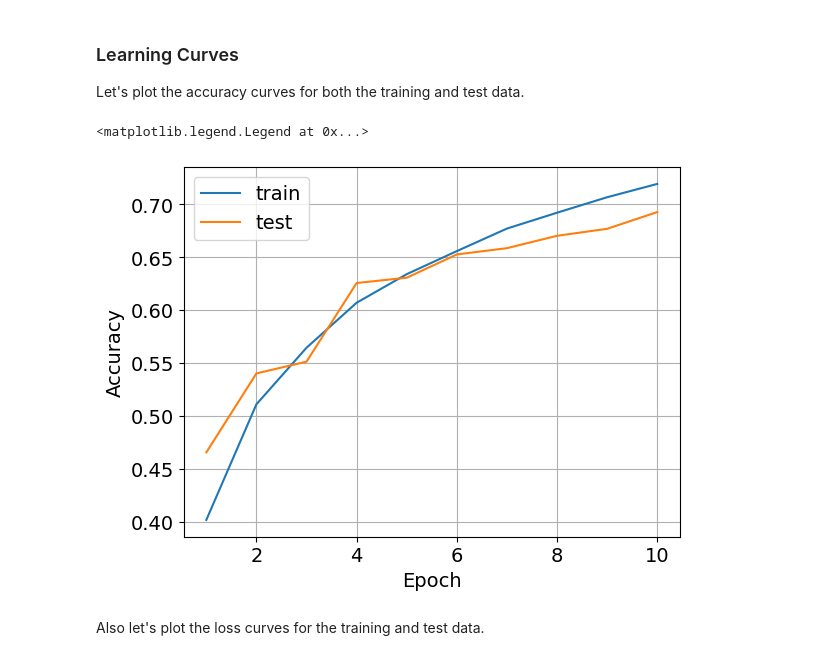
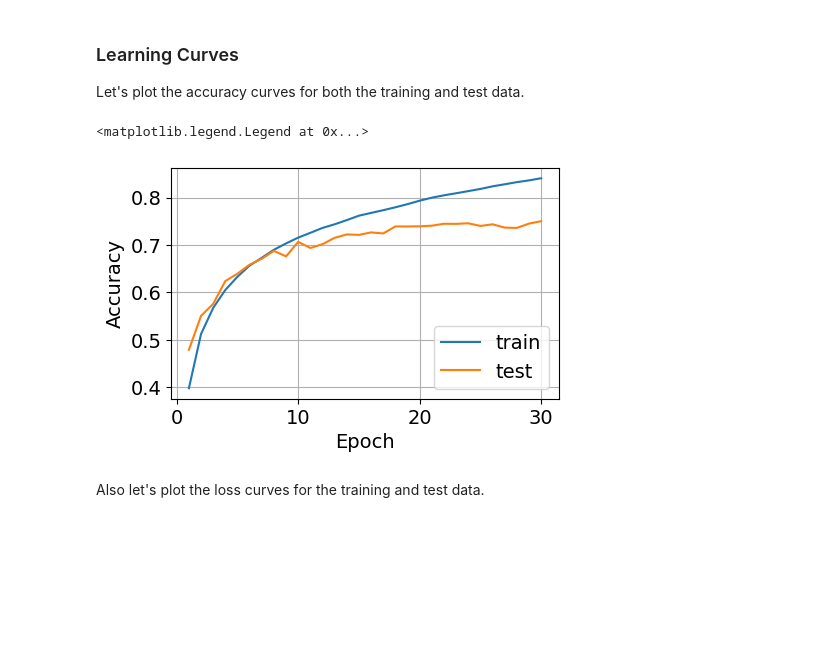
Before and after one commit to naoya1110/ai_robotics_lab_2023_hands_on, a Jupyter notebook: Week05_Convolutional_Neural_Network_with_CIFAR10_Dataset.ipynb, the cells around one changed output. Drawn from its saved outputs; the diff is of its cells as text; code cells hidden in the pictures; blank space fills up the shorter version.

```diff
--- a/Week05_Convolutional_Neural_Network_with_CIFAR10_Dataset.ipynb
+++ b/Week05_Convolutional_Neural_Network_with_CIFAR10_Dataset.ipynb
@@ -190,7 +163,11 @@ class Model(nn.Module):
             nn.MaxPool2d(kernel_size=2)
         )
 
-        self.aap = nn.AdaptiveAvgPool1d(512)
+        # define a network module named "junction"
+        self.junction = nn.Sequential(
+            nn.Flatten(),
+            nn.AdaptiveAvgPool1d(output_size=512)
+        )
 
         # define a network module named "classifier"
         self.classifier = nn.Sequential(
@@ -202,8 +179,7 @@ class Model(nn.Module):
     # Instance method
     def forward(self, x):   # do not change
         x = self.features(x)
-        x = torch.flatten(x, 1)
-        x = self.aap(x)
+        x = self.junction(x)
         x = self.classifier(x)
         return x
 
@@ -411,7 +383,7 @@ model = Model().to(device)                             # load model to GPU
 loss_func = nn.CrossEntropyLoss()                      # set loss function
 optimizer = optim.Adam(model.parameters(), lr=1E-3)    # set optimizer
 
-epochs = 10
+epochs = 30
 
 # create empty lists for saving metrics during training
 train_loss_list = []
@@ -514,16 +492,17 @@ Train: Accuracy=0.719 Loss=0.801, Test: Accuracy=0.693 Loss=0.878
 
 Let's plot the accuracy curves for both the training and test data.
 # %%
+plt.figure(figsize=(5,3))
 plt.rcParams["font.size"]=14
 plt.plot(np.arange(epochs)+1, train_accuracy_list, label="train")
 plt.plot(np.arange(epochs)+1, test_accuracy_list, label="test")
 plt.xlabel("Epoch")
 plt.ylabel("Accuracy")
 plt.grid()
 plt.legend()
 # %% [output]
 <matplotlib.legend.Legend at 0x...>
-[figure, old version]
+[figure, new version]
 # %% [markdown]
 Also let's plot the loss curves for the training and test data.
 # %%
```
Also changed, not shown: parts of 30 cells of this notebook.
